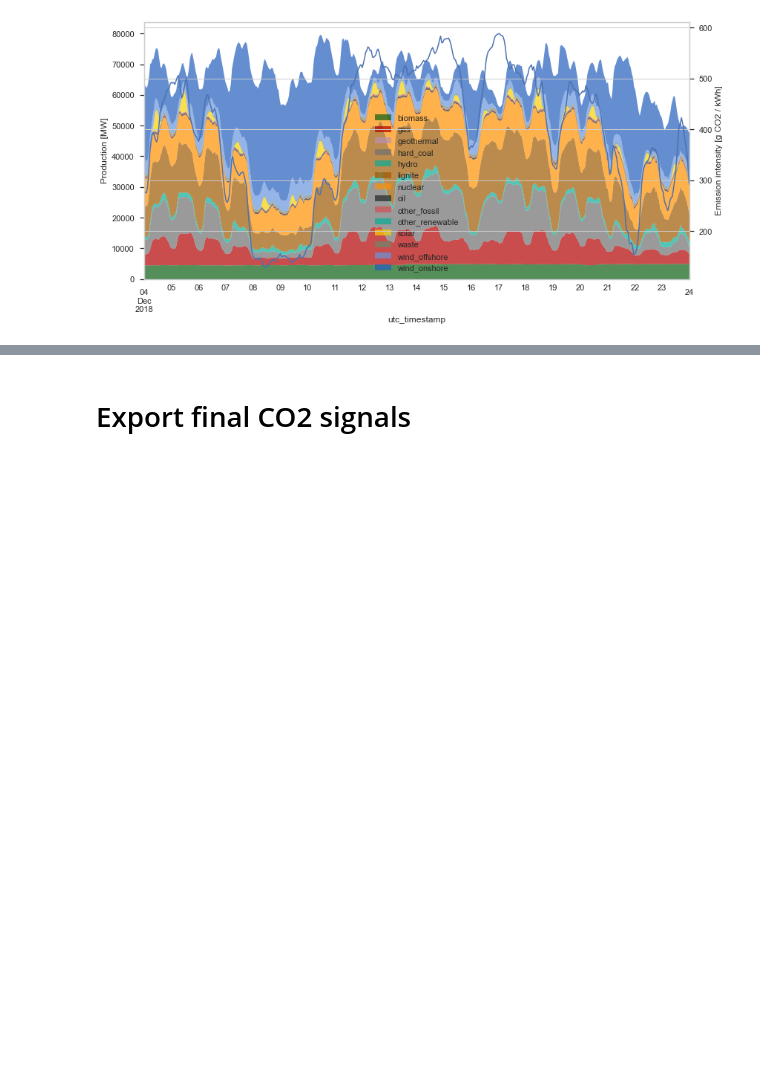
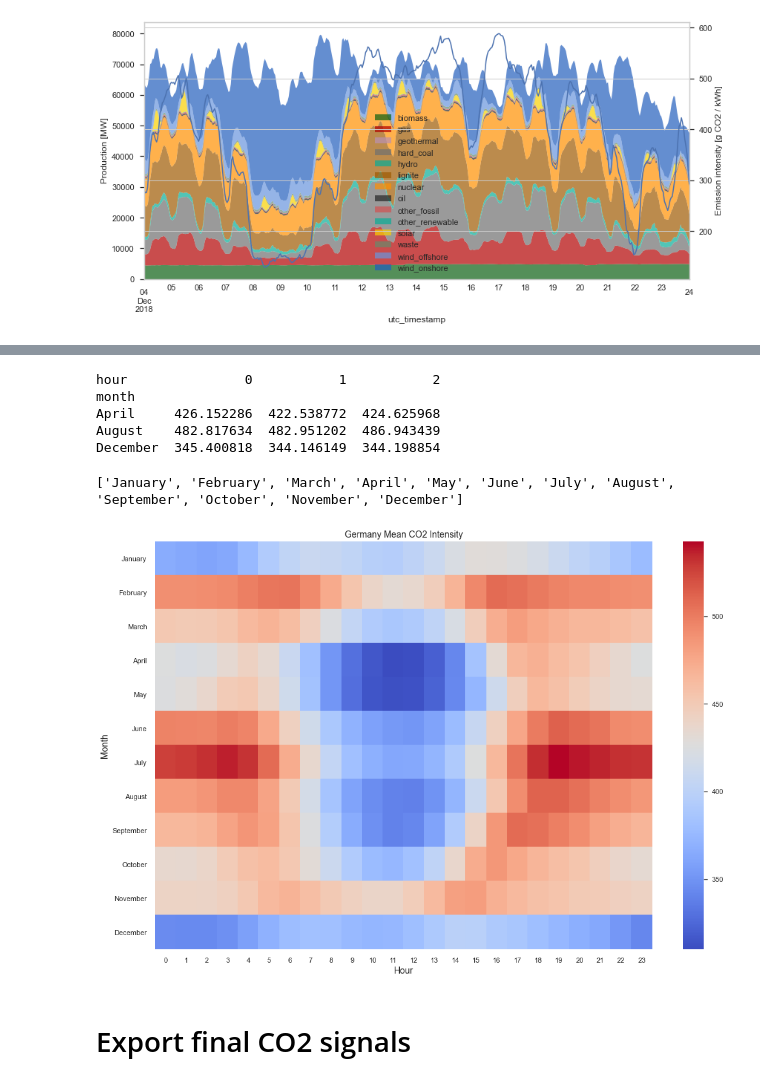
Before and after one commit to INATECH-CIG/CO2_emissions_factors, a Jupyter notebook: CO2 Signals.ipynb, the cells around one changed output, grey strips where cells are left out. Saved outputs shown, nothing was run; the diff lists cells and outputs as text; code cells hidden in the pictures; blank space fills up the shorter version.

```diff
--- a/CO2 Signals.ipynb
+++ b/CO2 Signals.ipynb
@@ -664,0 +761,6 @@ plot_production_profile_2(entsoe_gen_type, Carbon_intensitiy_entsoe_gen_type, 'D
+# %%
+# group the values
+df1 = df.groupby(['month', 'hour'],sort=False).agg(['mean'])
+df1.columns=df1.columns.droplevel(0)
+df1.reset_index(inplace=True)
+df1.head()
@@ -665,2 +774,28 @@ plot_production_profile_2(entsoe_gen_type, Carbon_intensitiy_entsoe_gen_type, 'D
+# %%
+# pandas pivot with multiple variables
+heatmap_data = pd.pivot_table(df1, values='mean', index=['month'], columns='hour')
+# print to see few rows and columns
+print(heatmap_data.iloc[0:3, 0:3])
+# %% [output]
+hour               0           1           2
+month
+April     426.152286  422.538772  424.625968
+August    482.817634  482.951202  486.943439
+December  345.400818  344.146149  344.198854
+# %%
+months=df1.month.unique().tolist()
+print(months)
+# %% [output]
+['January', 'February', 'March', 'April', 'May', 'June', 'July', 'August', 'September', 'October', 'November', 'December']
+# %%
+heatmap_data=heatmap_data.loc[months]
+# %%
+sns.heatmap(heatmap_data,cmap="coolwarm")
+plt.xlabel("Hour", size=14)
+plt.ylabel("Month", size=14)
+plt.title("Germany Mean CO2 Intensity", size=14)
+plt.tight_layout()
+# %% [output]
+[figure, added]
 # %% [markdown]
 # Export final CO2 signals
```
Also changed, not shown: parts of 24 cells of this notebook.
